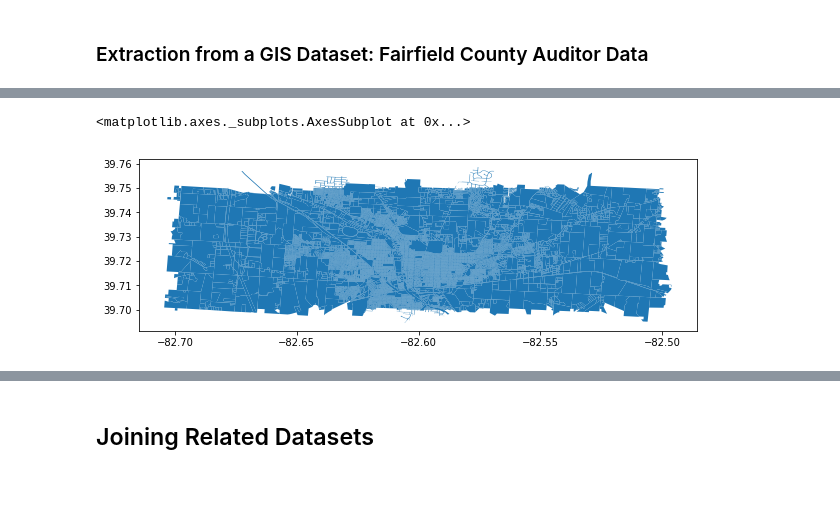
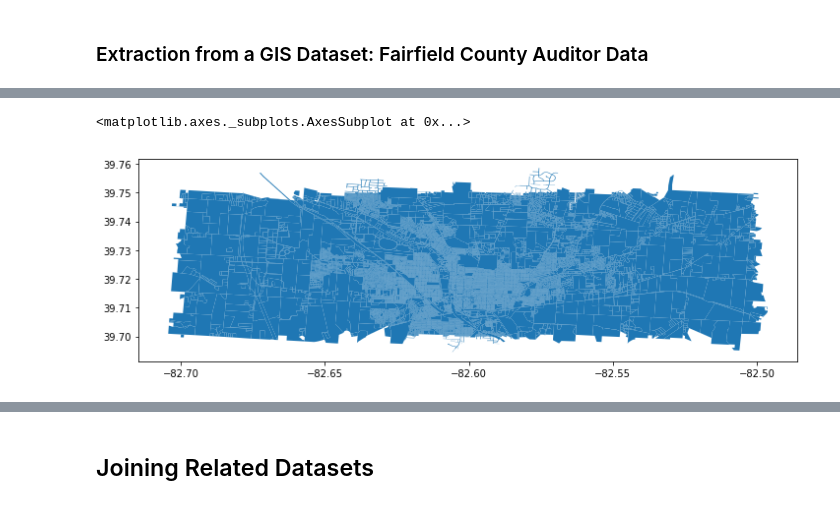
Before and after one commit to zarthur/CSCC-Analytics, a Jupyter notebook: 02-Clean-Merge.ipynb, the cells around one changed output, grey strips where cells are left out. Cells and saved outputs as stored; diff of their text form; code cells hidden in the pictures.

```diff
--- a/02-Clean-Merge.ipynb
+++ b/02-Clean-Merge.ipynb
@@ -645,13 +809,13 @@ Name: geometry, Length: 70809, dtype: object
 # %%
 # lancaster
 %matplotlib inline
 import matplotlib
-matplotlib.rcParams["figure.figsize"] = (10, 10)
+matplotlib.rcParams["figure.figsize"] = (12, 10)
 fairfield = fairfield.to_crs({'init': 'epsg:4326'})
 fairfield[(fairfield.geometry.centroid.x >= -82.7) &
           (fairfield.geometry.centroid.x <= -82.5) &
           (fairfield.geometry.centroid.y >= 39.7) &
           (fairfield.geometry.centroid.y <= 39.75)].plot()
 # %% [output]
 <matplotlib.axes._subplots.AxesSubplot at 0x...>
-[figure, old version]
+[figure, new version]
```
Also changed, not shown: parts of 255 cells of this notebook, 3 other files.
